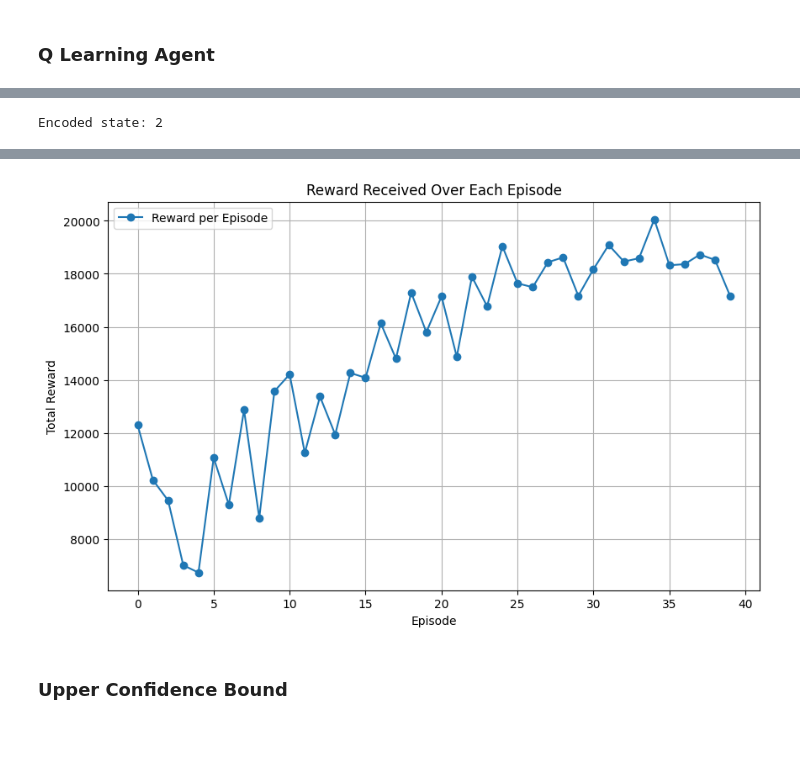
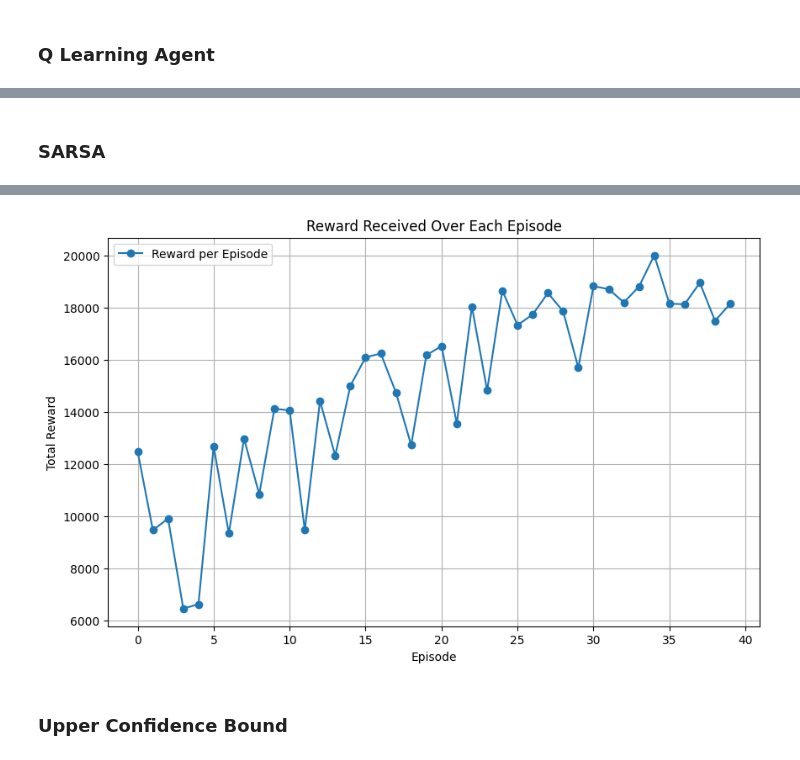
Before and after one commit to AhmetY21/MMI_706_Reinforcement_Learning_Term_Project, a Jupyter notebook: Phase_2_Test_Notebook.ipynb, the cells around one changed output, grey strips where cells are left out. Saved outputs shown, nothing was run; the diff lists cells and outputs as text; code cells hidden in the pictures.

Commit message:
First phase of the second presentation finished. 5 different models are applied. functions are updated

```diff
--- a/Phase_2_Test_Notebook.ipynb
+++ b/Phase_2_Test_Notebook.ipynb
@@ -135,0 +94,7 @@ def encode_state(market_demand, num_bins=10, max_market_demand=1.5):
+# %%
+boundaries = [0.3, 0.6, 0.9, 1.2]  # Define boundaries for market demand bins
+market_demand = 0.75  # Current market demand
+
+# Encode the current market demand
+state = encode_state(market_demand, boundaries)
+print("Encoded state:", state)
@@ -141,8 +108,6 @@ env = pricing_env.PricingEnvironment(render_mode="text", is_continuous=False, pr
 # Initialize the Q-learning agent
 # Assuming state_size is determined by your environment's specifics
 agent = QLearningAgent(state_size=15, action_size=5)
-num_bins = 15  # Define the granularity of your discretization
-state_bounds = [(env.min_price, env.max_price)]
 
 num_episodes = 40
 max_steps_per_episode = 250
@@ -151,7 +116,7 @@ episode_rewards = []
 for episode in range(num_episodes):
     initial_state = env.reset()
     market_demand = initial_state[0]  # Extract market demand from the state
-    state = encode_state(market_demand, num_bins=num_bins)  # Encode the initial state
+    state = encode_state(market_demand, boundaries=boundaries)  # Encode the initial state
 
     total_reward = 0
 
@@ -159,7 +124,7 @@ for episode in range(num_episodes):
         action = agent.act(state)
         next_state_info, reward, done, _ = env.step(action, external_demand_function())  # Simulate action and external demand
         next_market_demand = next_state_info[0]  # Extract market demand from the next state TODO
-        next_state = encode_state(next_market_demand, num_bins=num_bins)  # Encode the next state
+        next_state = encode_state(next_market_demand, boundaries=boundaries)  # Encode the next state
 
         agent.update(state, action, reward, next_state, done)
 
@@ -201,72 +166,40 @@ Episode 40: Total Reward = 19702.21120484386
-# %%
-def encode_state_2(market_demand, boundaries):
-    """
-    Encodes the market demand into a discrete state based on specified boundaries.
-
-    Args:
-        market_demand (float): The current market demand from the environment's state.
-        boundaries (list of floats): The boundaries between different demand bins. Should be sorted in ascending order.
-
-    Returns:
-        int: A discrete integer representing the encoded state. Returns the index of the bin into which the market demand falls.
-    """
-    # Iterate over the boundaries to determine the correct bin
-    for i, boundary in enumerate(boundaries):
-        if market_demand < boundary:
-            return i
-    # If the demand is greater than all boundaries, return the last bin index
-    return len(boundaries)
-
-# Example usage
-boundaries = [0.3, 0.6, 0.9, 1.2]  # Define boundaries for market demand bins
-market_demand = 0.75  # Current market demand
-
-# Encode the current market demand
-state = encode_state_2(market_demand, boundaries)
-print("Encoded state:", state)
-# %% [output]
-Encoded state: 2
+# %% [markdown]
+### SARSA
+# %%
+# Initialize the SARSA agent
+agent = SARSA(state_size=15, action_size=5)
 # %%
-# Define boundaries based on expected ranges of market demand
-# For example, if market demands typically range from 0 to 1.5, you might define:
-boundaries = [0.3, 0.6, 0.9, 1.2, 1.5]
-
-# Assuming state_size should now correspond to the number of bins derived from the boundaries
-state_size = len(boundaries) + 1  # plus one for demands above the highest boundary
-
-# Initialize the Q-learning agent with the updated state size
-agent = QLearningAgent(state_size=state_size, action_size=5)
-
-# Simulation loop adjusted for new encode_state usage
 num_episodes = 40
 max_steps_per_episode = 250
 episode_rewards = []
 
 for episode in range(num_episodes):
     initial_state = env.reset()
-    market_demand = initial_state[0]  # Extract market demand from the state
-    state = encode_state_2(market_demand, boundaries)  # Encode the initial state using new boundaries
+    market_demand = initial_state[0]
+    state = encode_state(market_demand, boundaries=boundaries)
 
     total_reward = 0
+    action = agent.choose_action(state)  # Initial action
 
     for step in range(max_steps_per_episode):
-        action = agent.act(state)
-        next_state_info, reward, done, _ = env.step(action, external_demand_function())  # Simulate action and external demand
-        next_market_demand = next_state_info[0]  # Extract market demand from the next state
-        next_state = encode_state_2(next_market_demand, boundaries)  # Encode the next state using new boundaries
+        next_state_info, reward, done, _ = env.step(action, external_demand_function())
+        next_market_demand = next_state_info[0]
+        next_state = encode_state(next_market_demand, boundaries=boundaries)
+        next_action = agent.choose_action(next_state)  # Next action chosen by the policy
 
-        agent.update(state, action, reward, next_state, done)
+        # Update using the chosen next action
+        agent.update(state, action, reward, next_state, next_action, done)
 
         state = next_state
+        action = next_action  # Update action
         total_reward += reward
 
         if done:
             break
 
     agent.exploration_rate = max(agent.min_exploration_rate, agent.exploration_rate * agent.exploration_decay)
-
+    episode_rewards.append(total_reward)
     print(f"Episode {episode + 1}: Total Reward = {total_reward}")
-    episode_rewards.append(total_reward)
 
 # Visualization after completing all episodes
 visualise_episode_rewards(episode_rewards)
@@ -291,3 +224,3 @@ Episode 40: Total Reward = 17156.31594092029
-[figure, old version]
+[figure, new version]
 # %% [markdown]
 ### Upper Confidence Bound
```
Also changed, not shown: parts of 29 cells of this notebook, 5 other files.
